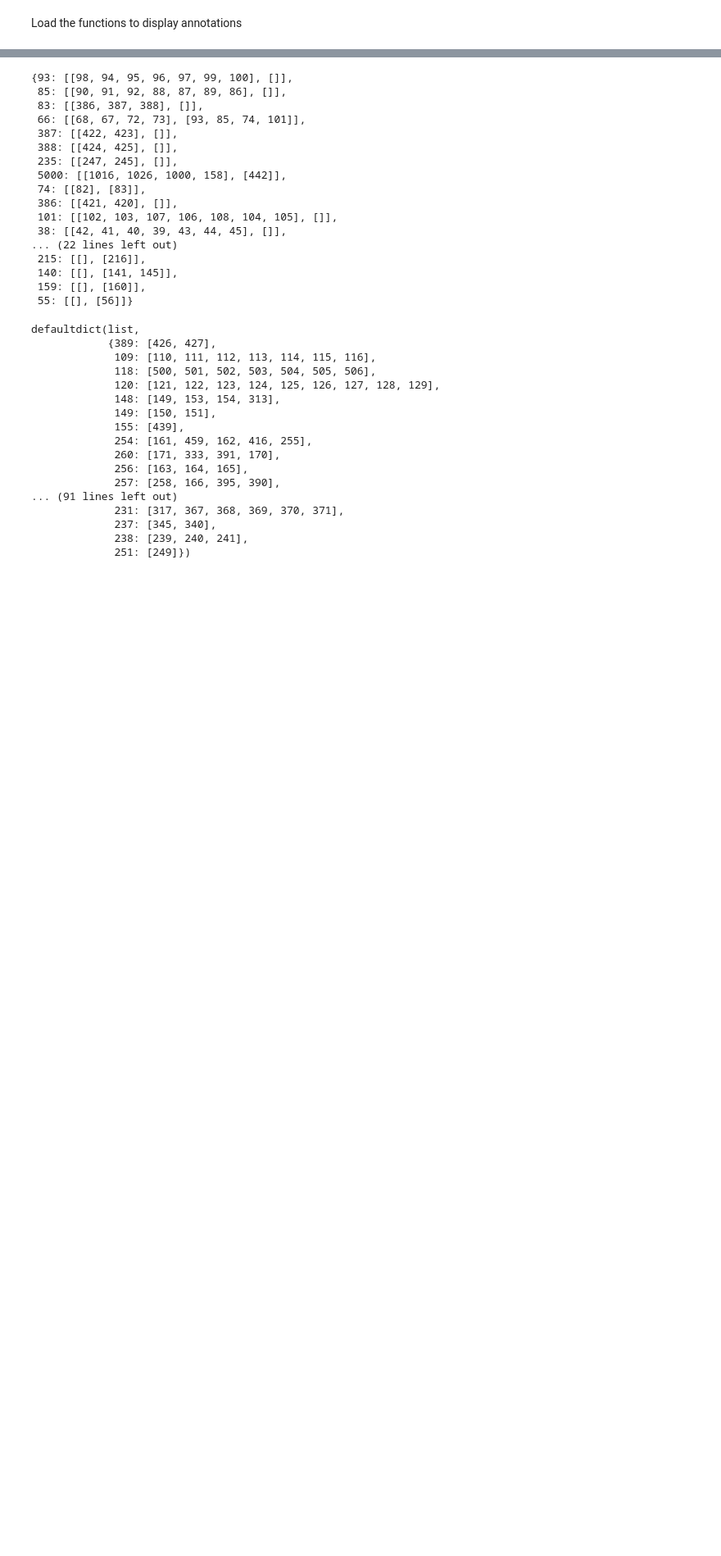
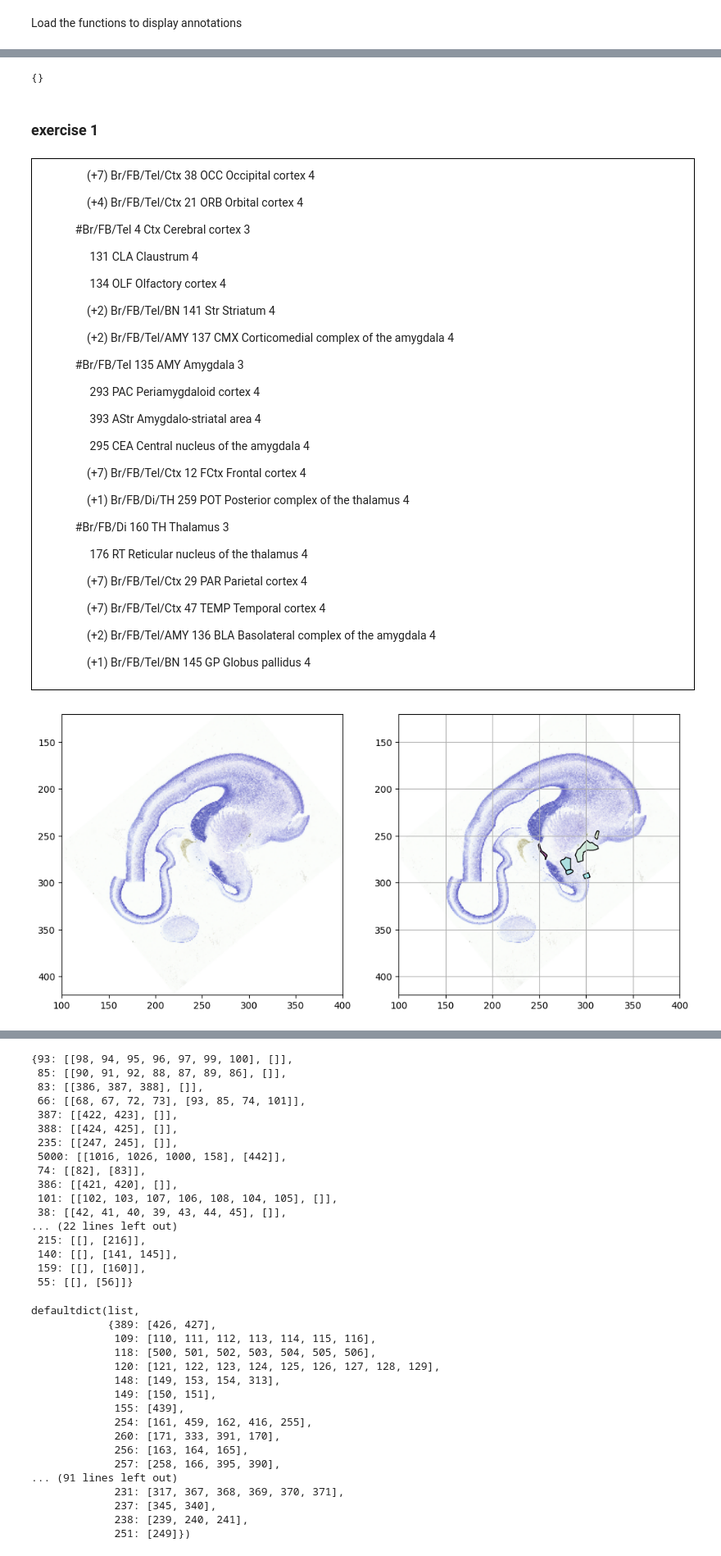
Before and after one commit to SGBC-IITM/DHARANI_data_tutorial, a Jupyter notebook: notebooks/dharani_sample.ipynb, the cells around one changed output, grey strips where cells are left out. Shown at 82% size. Saved outputs shown, nothing was run; the diff lists cells and outputs as text; code cells hidden in the pictures; blank space fills up the shorter version.

```diff
--- a/notebooks/dharani_sample.ipynb
+++ b/notebooks/dharani_sample.ipynb
@@ -94,0 +144,29 @@ displayed_ann = display_annotation(im_arr, annot, ontohelper)
+# %%
+superannot
+# %% [output]
+{}
+# %% [markdown]
+### exercise 1
+# %%
+displayedids, superannot = display_annotation(im_arr, annot, ontohelper_dharani, selectedlev=4,axislimit=axlimit)
+# %% [output]
+(+7) Br/FB/Tel/Ctx 38 OCC Occipital cortex 4
+(+4) Br/FB/Tel/Ctx 21 ORB Orbital cortex 4
+#Br/FB/Tel 4 Ctx Cerebral cortex 3
+131 CLA Claustrum 4
+134 OLF Olfactory cortex 4
+(+2) Br/FB/Tel/BN 141 Str Striatum 4
+(+2) Br/FB/Tel/AMY 137 CMX Corticomedial complex of the amygdala 4
+#Br/FB/Tel 135 AMY Amygdala 3
+293 PAC Periamygdaloid cortex 4
+393 AStr Amygdalo-striatal area 4
+295 CEA Central nucleus of the amygdala 4
+(+7) Br/FB/Tel/Ctx 12 FCtx Frontal cortex 4
+(+1) Br/FB/Di/TH 259 POT Posterior complex of the thalamus 4
+#Br/FB/Di 160 TH Thalamus 3
+176 RT Reticular nucleus of the thalamus 4
+(+7) Br/FB/Tel/Ctx 29 PAR Parietal cortex 4
+(+7) Br/FB/Tel/Ctx 47 TEMP Temporal cortex 4
+(+2) Br/FB/Tel/AMY 136 BLA Basolateral complex of the amygdala 4
+(+1) Br/FB/Tel/BN 145 GP Globus pallidus 4
+[figure, added]
```
Also changed, not shown: parts of 49 cells of this notebook, 3 other files.
